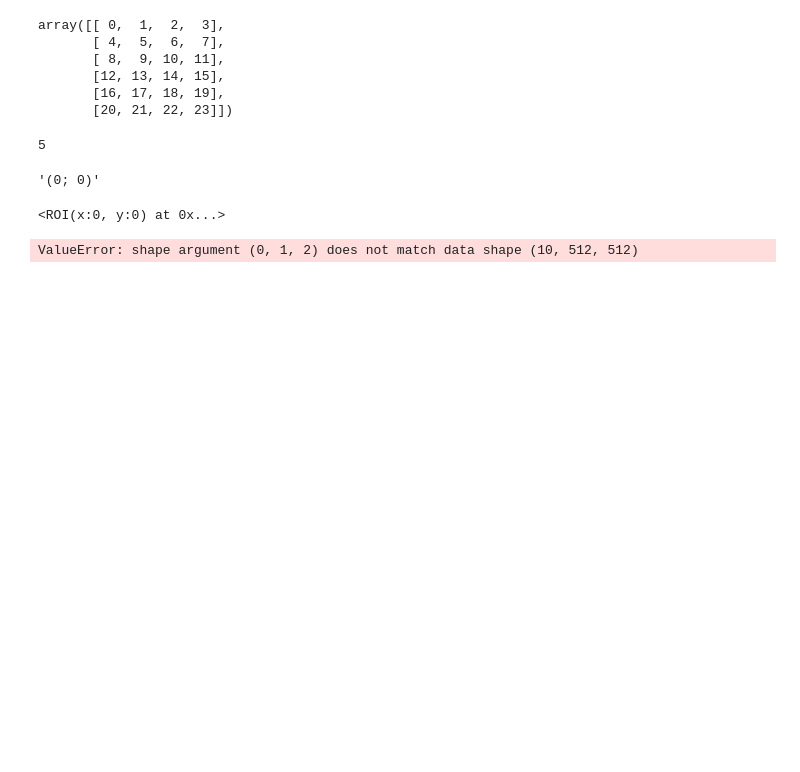
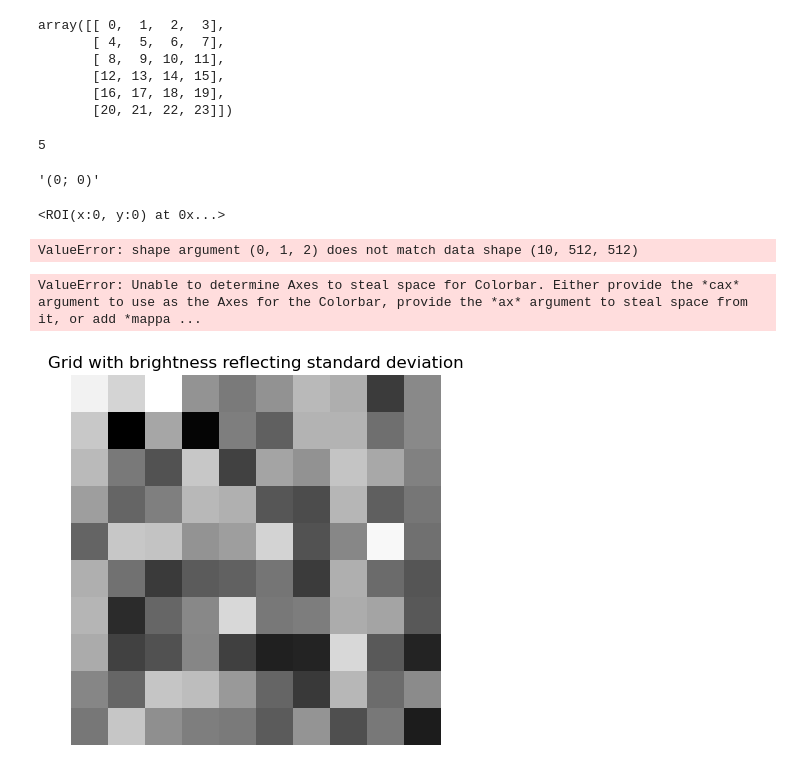
Before and after one commit to Julian-Webb/auto-cell-signal-extraction, a Jupyter notebook: notebooks/testing.ipynb, the cells around one changed output. Saved outputs shown, nothing was run; the diff lists cells and outputs as text; code cells hidden in the pictures; blank space fills up the shorter version.

```diff
--- a/notebooks/testing.ipynb
+++ b/notebooks/testing.ipynb
@@ -79,3 +79,42 @@ tifffile.imwrite('output.tif', data, shape=(0, 1, 2))  # Frames, Rows, Columns
 loaded_data = tifffile.imread('output.tif', shape=(0, 1, 2))  # Frames, Rows, Columns
 # %% [output]
 ValueError: shape argument (0, 1, 2) does not match data shape (10, 512, 512)
+# %%
+import numpy as np
+import matplotlib.pyplot as plt
+import matplotlib.colors as mcolors
+
+# Generate random standard deviations for each grid element
+grid_size = 10  # Change this to your desired grid size
+standard_deviations = np.random.randn(grid_size, grid_size)  # Using randn for unbounded values
+
+# Map standard deviations to the range [0, 1]
+min_std_dev = standard_deviations.min()
+max_std_dev = standard_deviations.max()
+normalized_std_dev = (standard_deviations - min_std_dev) / (max_std_dev - min_std_dev)
+
+# Create grid
+grid = np.zeros((grid_size, grid_size, 3))  # Initialize grid with zeros for RGB values
+
+# Assign brightness based on normalized standard deviation
+for i in range(grid_size):
+    for j in range(grid_size):
+        brightness = normalized_std_dev[i, j]
+        grid[i, j] = [brightness, brightness, brightness]  # Assign same brightness to R, G, and B channels
+
+# Display the grid
+plt.imshow(grid)
+plt.axis('off')
+plt.title('Grid with brightness reflecting standard deviation')
+
+# Create a colorbar legend
+norm = mcolors.Normalize(vmin=standard_deviations.min(), vmax=standard_deviations.max())
+sm = plt.cm.ScalarMappable(cmap=plt.cm.gray, norm=norm)
+sm.set_array([])  # dummy empty array
+cbar = plt.colorbar(sm)
+cbar.set_label('Standard Deviation')
+
+plt.show()
+# %% [output]
+ValueError: Unable to determine Axes to steal space for Colorbar. Either provide the *cax* argument to use as the Axes for the Colorbar, provide the *ax* argument to steal space from it, or add *mappa ...
+[figure, added]
```
Also changed, not shown: parts of 10 cells of this notebook, 13 other files.
